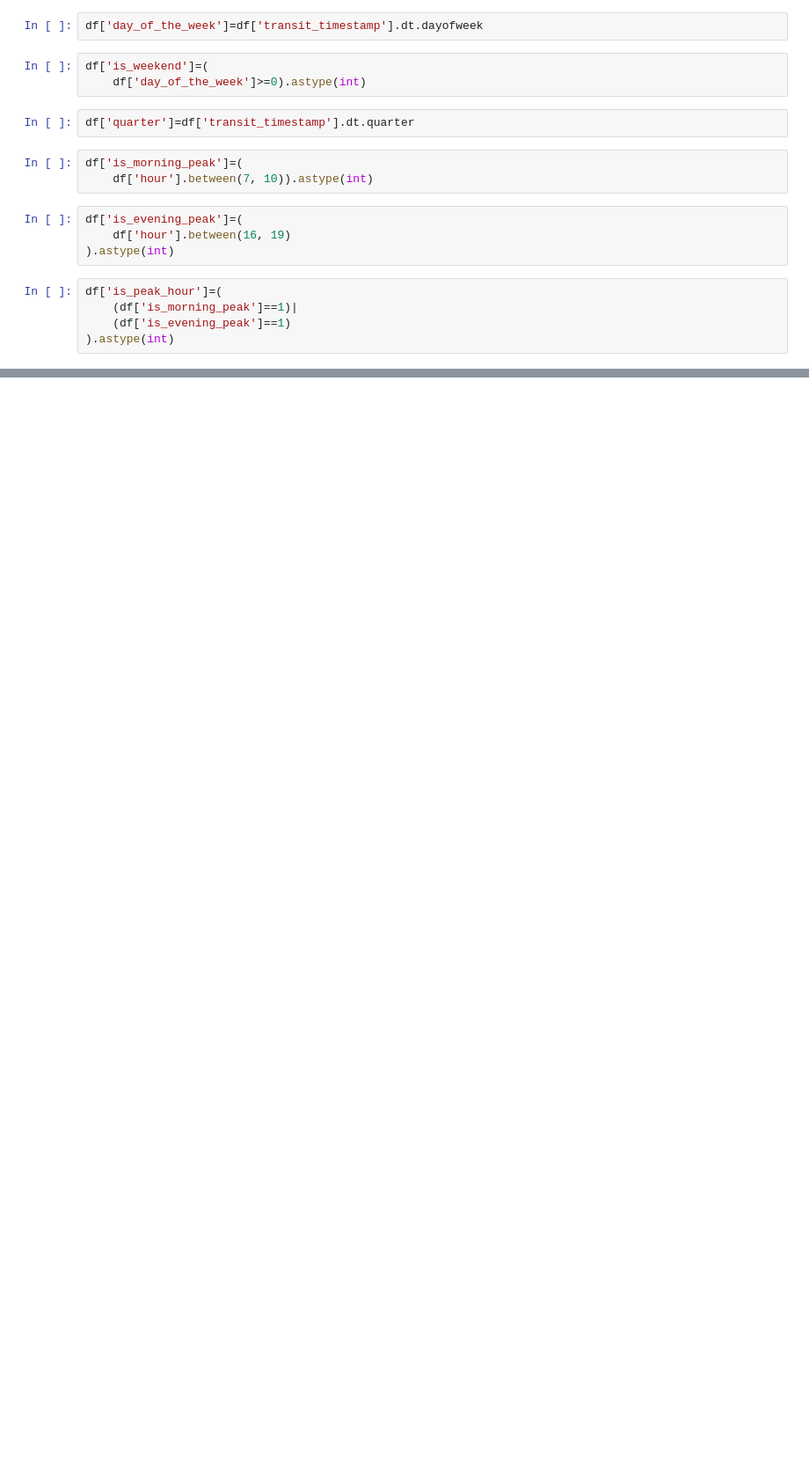
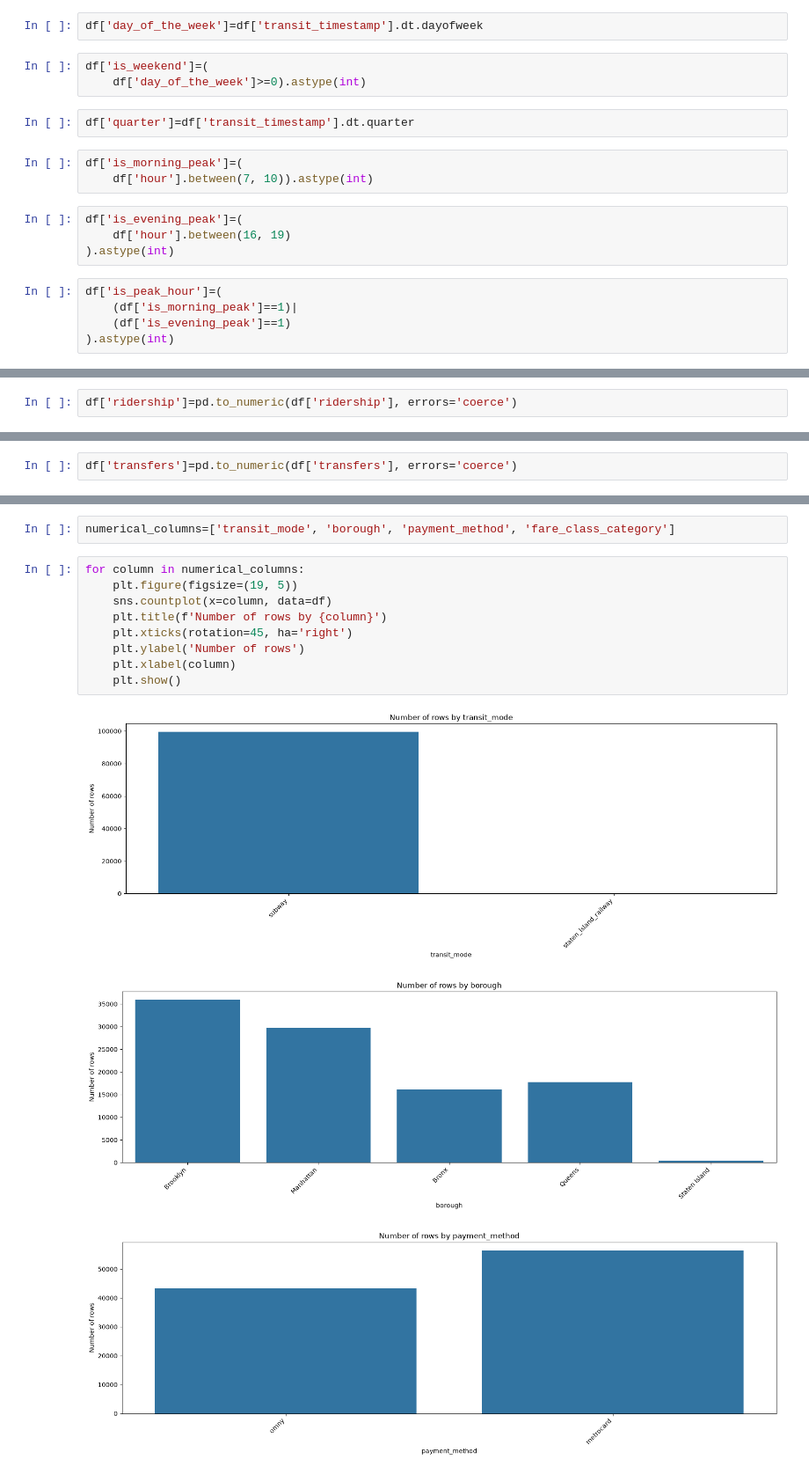
Before and after one commit to Smarth02/SVM_Project, a Jupyter notebook: SVMProject.ipynb, the cells around one changed output, grey strips where cells are left out. Shown at 88% size. Cells and saved outputs as stored; diff of their text form; blank space fills up the shorter version.

Commit message:
Add data analysis

```diff
--- a/SVMProject.ipynb
+++ b/SVMProject.ipynb
@@ -182,0 +188,2 @@ df['is_peak_hour']=(
+# %%
+df['ridership']=pd.to_numeric(df['ridership'], errors='coerce')
@@ -182,0 +198,2 @@ df['is_peak_hour']=(
+# %%
+df['transfers']=pd.to_numeric(df['transfers'], errors='coerce')
@@ -182,0 +204,15 @@ df['is_peak_hour']=(
+# %%
+numerical_columns=['transit_mode', 'borough', 'payment_method', 'fare_class_category']
+# %%
+for column in numerical_columns:
+    plt.figure(figsize=(19, 5))
+    sns.countplot(x=column, data=df)
+    plt.title(f'Number of rows by {column}')
+    plt.xticks(rotation=45, ha='right')
+    plt.ylabel('Number of rows')
+    plt.xlabel(column)
+    plt.show()
+# %% [output]
+[figure, added]
+[figure, added]
+[figure, added]
```
Also changed, not shown: parts of 16 cells of this notebook, 1 other file.
